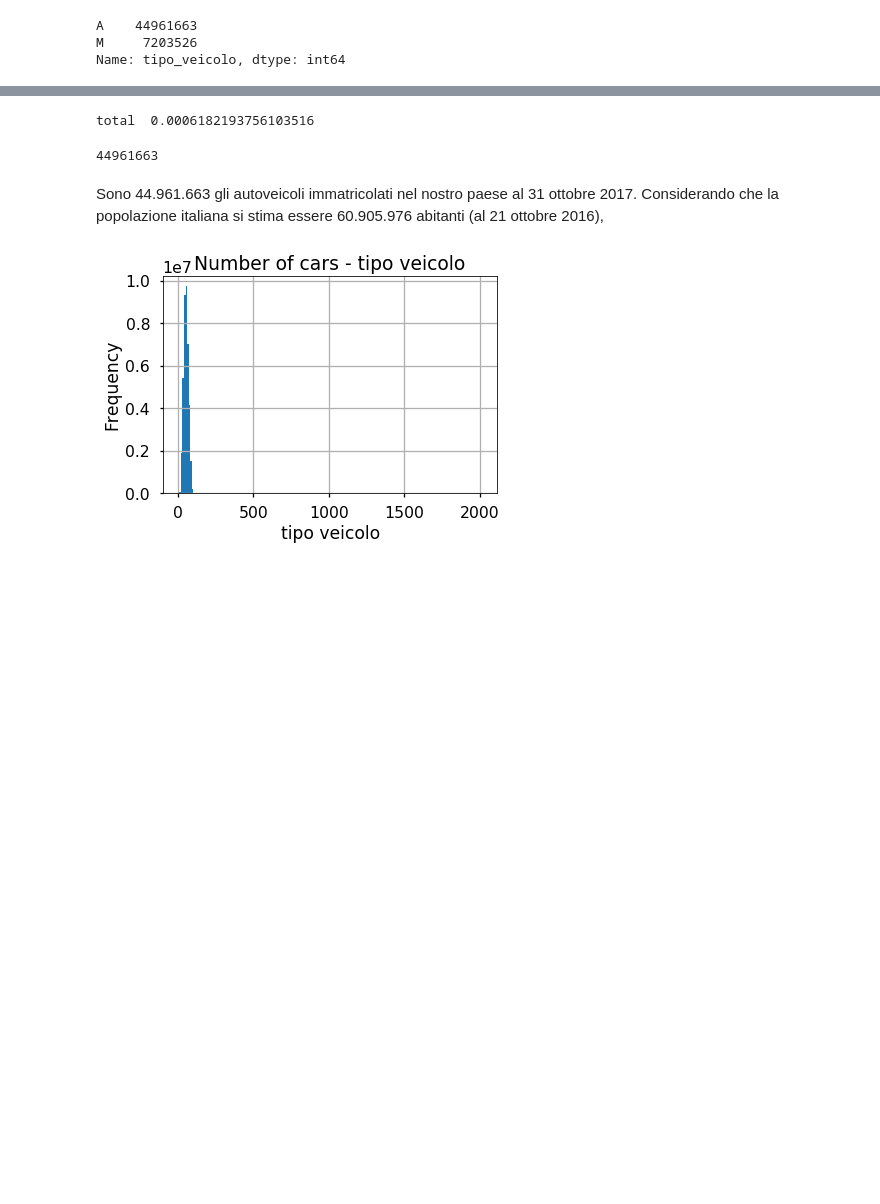
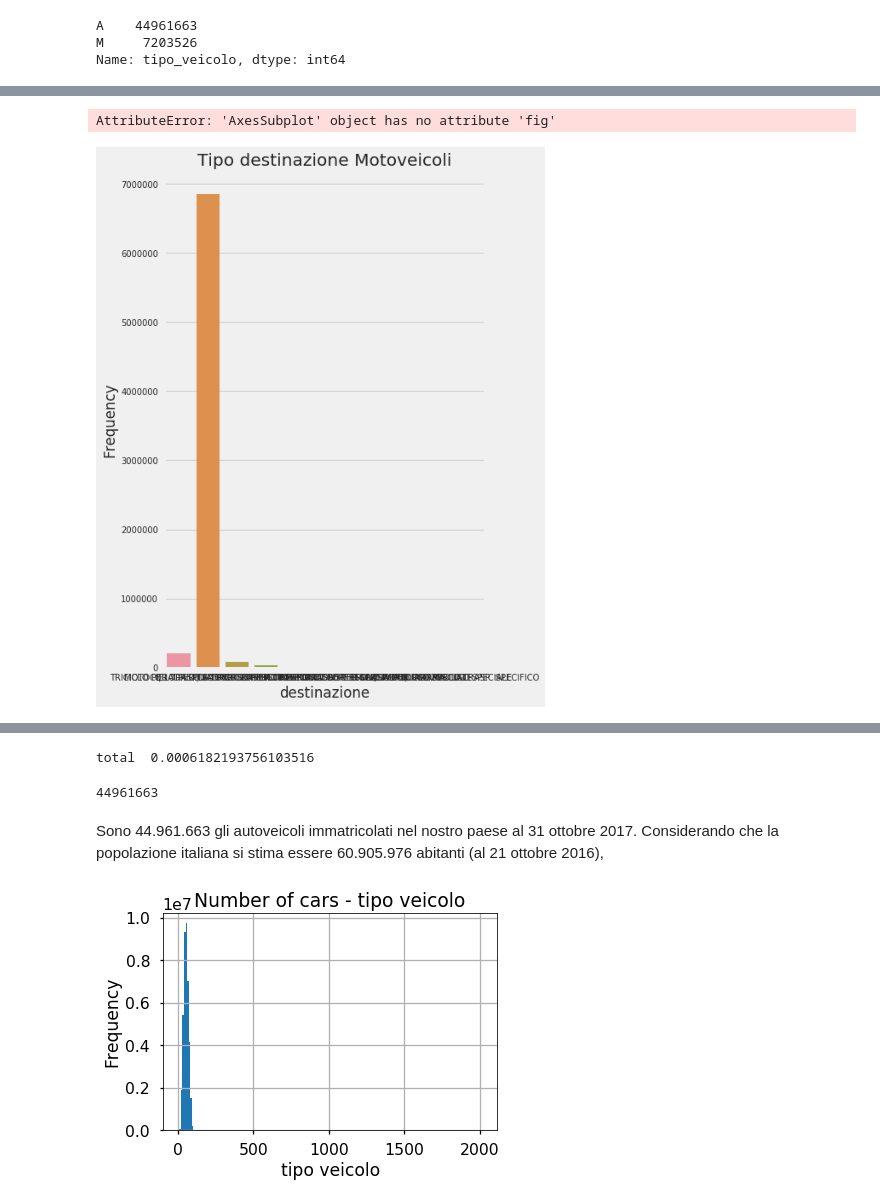
Before and after one commit to mariaclaudia/DAF_EDA_MIT_Patenti-ParcoMacchine, a Jupyter notebook: notebooks/1_MIT_Parco_Macchine_Ecologiche-Data_preparation.ipynb, the cells around one changed output, grey strips where cells are left out. Cells and saved outputs as stored; diff of their text form; code cells hidden in the pictures; blank space fills up the shorter version.

```diff
--- a/notebooks/1_MIT_Parco_Macchine_Ecologiche-Data_preparation.ipynb
+++ b/notebooks/1_MIT_Parco_Macchine_Ecologiche-Data_preparation.ipynb
@@ -230,0 +187,3 @@ Name: eta_intestatario, dtype: float64
+# %%
+auto = parco[parco.tipo_veicolo=="A"]
+moto = parco[parco.tipo_veicolo=="M"]
@@ -230,0 +284,8 @@ Name: eta_intestatario, dtype: float64
+# %%
+ax = sns.countplot(x="destinazione",  data=moto)
+ax.set_title("Tipo destinazione Motoveicoli")
+ax.set_ylabel("Frequency")
+ax.fig.get_axes()[0].set_yscale('log')
+# %% [output]
+AttributeError: 'AxesSubplot' object has no attribute 'fig'
+[figure, added]
```
Also changed, not shown: parts of 83 cells of this notebook, 1 other file.
